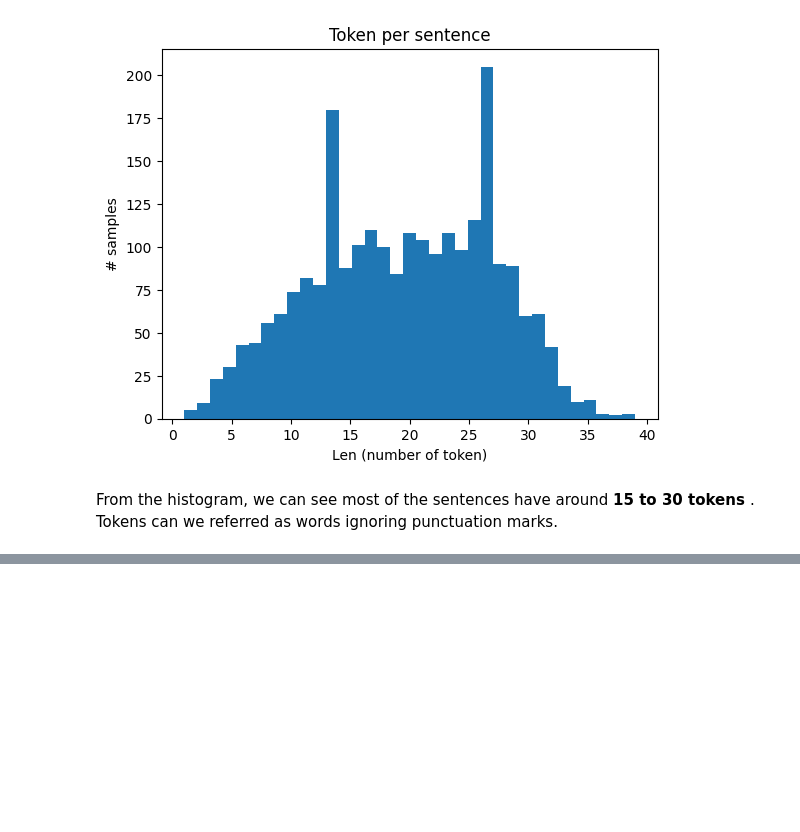
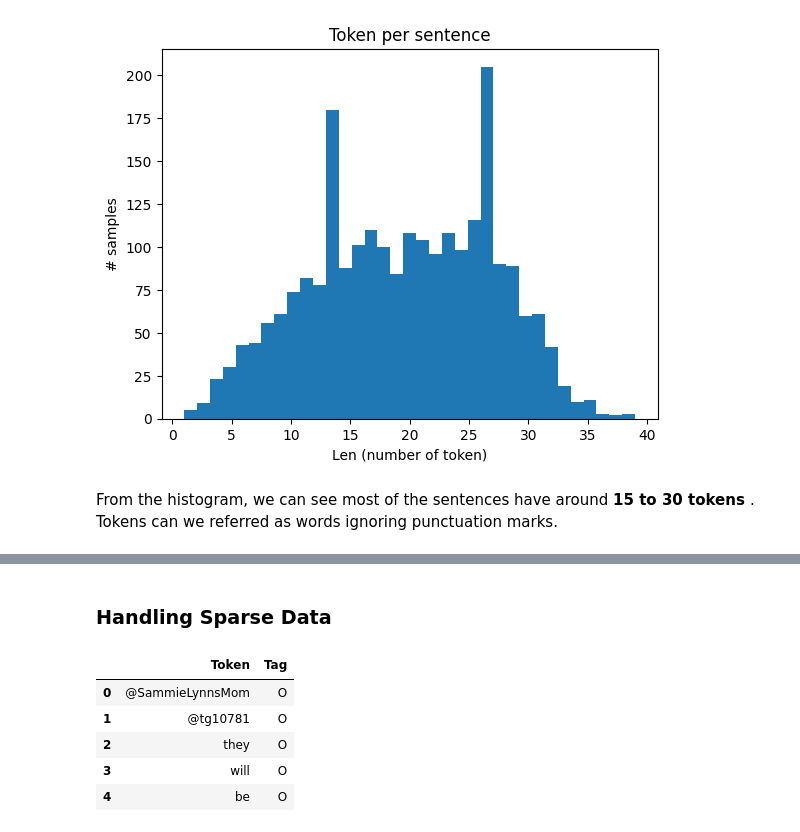
Before and after one commit to varuntyagi-i/Twitter-NER, a Jupyter notebook: notebook_init.ipynb, the cells around one changed output, grey strips where cells are left out. Cells and saved outputs as stored; diff of their text form; code cells hidden in the pictures; blank space fills up the shorter version.

```diff
--- a/notebook_init.ipynb
+++ b/notebook_init.ipynb
@@ -154,0 +213,11 @@ From the histogram, we can see most of the sentences have around <b> 15 to 30 to
+# %% [markdown]
+### Handling Sparse Data
+# %%
+df.head()
+# %% [output]
+|  | Token | Tag |
+| 0 | @SammieLynnsMom | O |
+| 1 | @tg10781 | O |
+| 2 | they | O |
+| 3 | will | O |
+| 4 | be | O |
```
Also changed, not shown: parts of 78 cells of this notebook, 2 other files.
